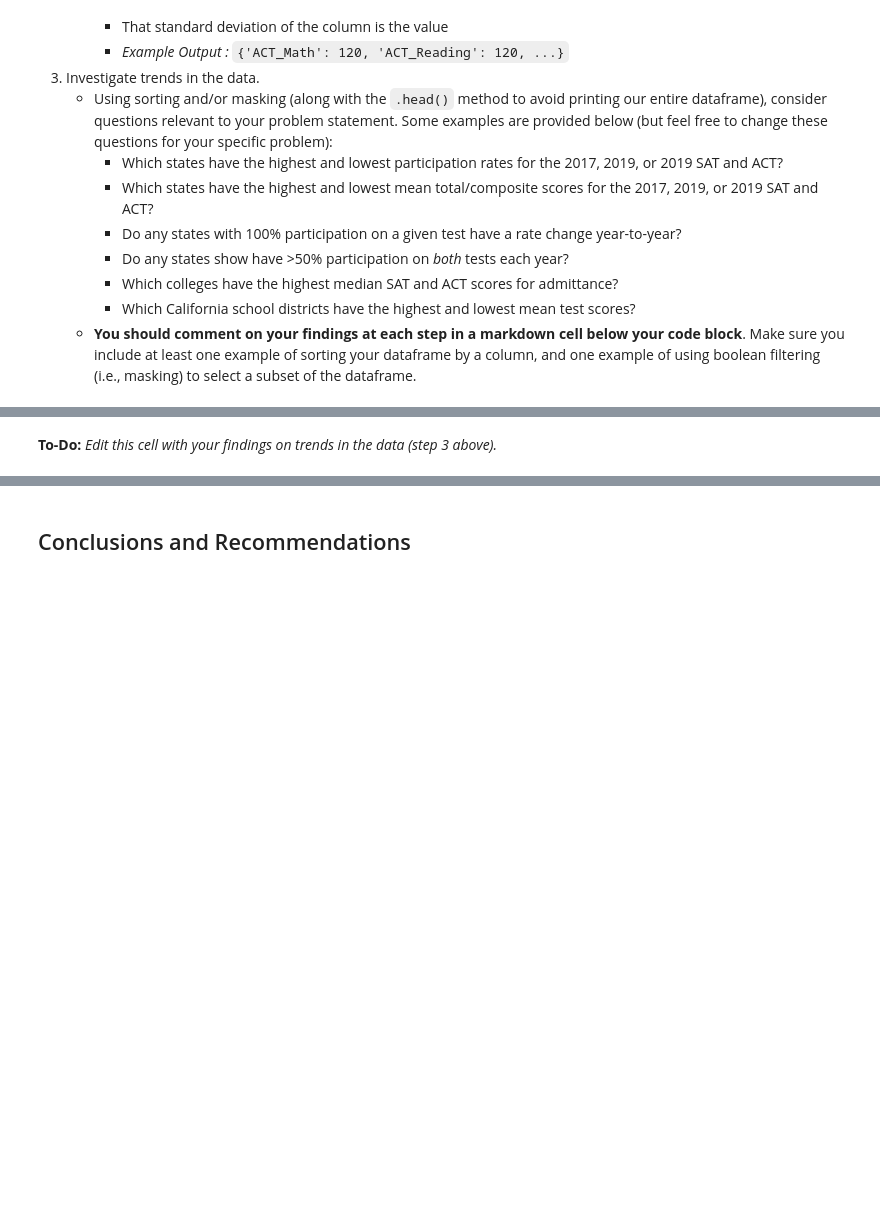
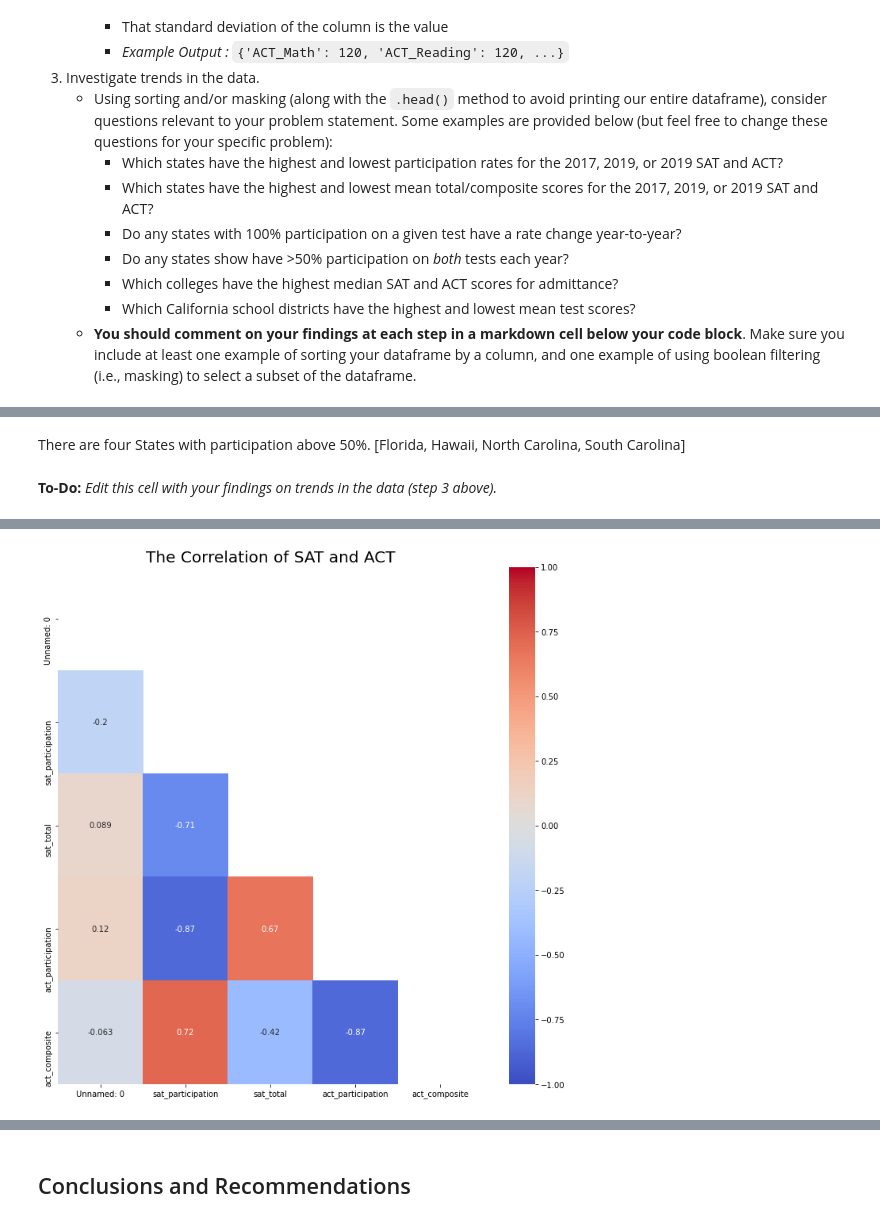
Before and after one commit to khbk/Standardized-Test-Analysis, a Jupyter notebook: code/starter-code.ipynb, the cells around one changed output, grey strips where cells are left out. Saved outputs shown, nothing was run; the diff lists cells and outputs as text; code cells hidden in the pictures; blank space fills up the shorter version.

```diff
--- a/code/starter-code.ipynb
+++ b/code/starter-code.ipynb
@@ -394,5 +587,9 @@ Complete the following steps to explore your data. You are welcome to do more ED
         - Which colleges have the highest median SAT and ACT scores for admittance?
         - Which California school districts have the highest and lowest mean test scores?
     - **You should comment on your findings at each step in a markdown cell below your code block**. Make sure you include at least one example of sorting your dataframe by a column, and one example of using boolean filtering (i.e., masking) to select a subset of the dataframe.
+# %%
+icmr = pd.read_csv('../code/icm_refined.csv')
+rar = pd.read_csv('../code/ra_refined.csv')
+sat_actr = pd.read_csv('../code/sat_act_refined.csv')
 # %%
 #Code:
@@ -399,3 +742,6 @@ Complete the following steps to explore your data. You are welcome to do more ED
+# %% [markdown]
+There are four States with participation above 50%.
+[Florida, Hawaii, North Carolina, South Carolina]
 # %% [markdown]
 **To-Do:** *Edit this cell with your findings on trends in the data (step 3 above).*
 # %% [markdown]
@@ -445,0 +790,11 @@ Here are some prompts to get you started with visualizations. Feel free to add a
+# %%
+# 1
+corr = sat_actr.corr()
+plt.figure(figsize = (12, 12))
+plt.title('The Correlation of SAT and ACT', fontsize=20)
+mask = np.zeros_like(corr)
+mask[np.triu_indices_from(mask)] = True
+sns.heatmap(corr, cmap = 'coolwarm', vmin = -1, vmax = 1, annot = True, mask = mask);
+plt.savefig('../corr.png')
+# %% [output]
+[figure, added]
```
Also changed, not shown: parts of 68 cells of this notebook, 9 other files.
